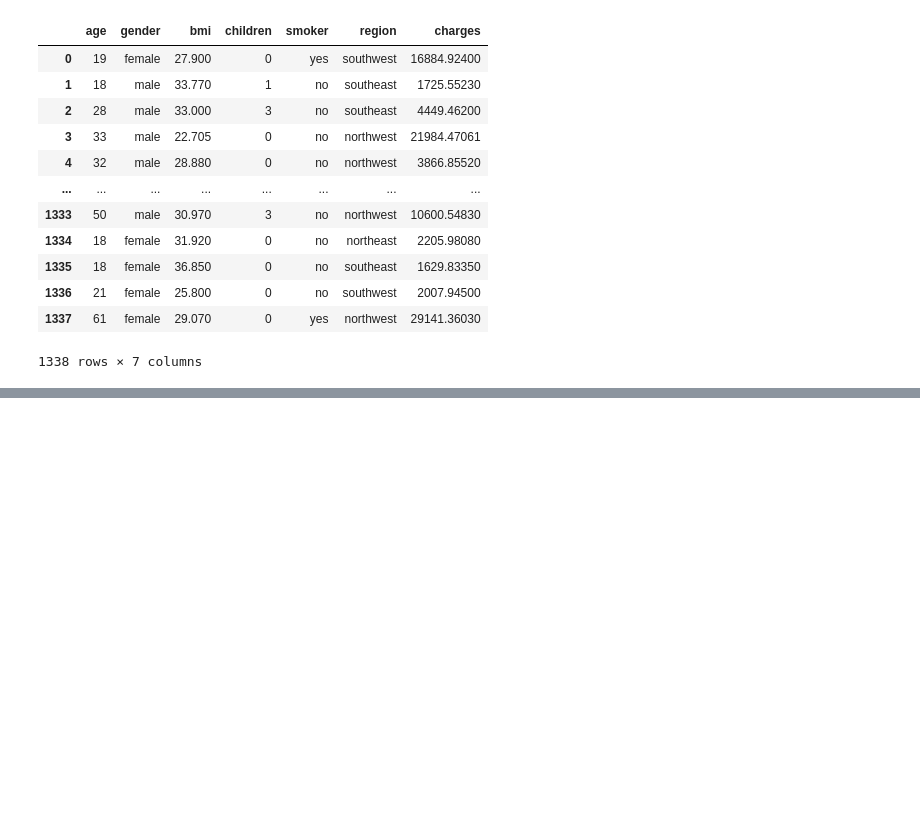
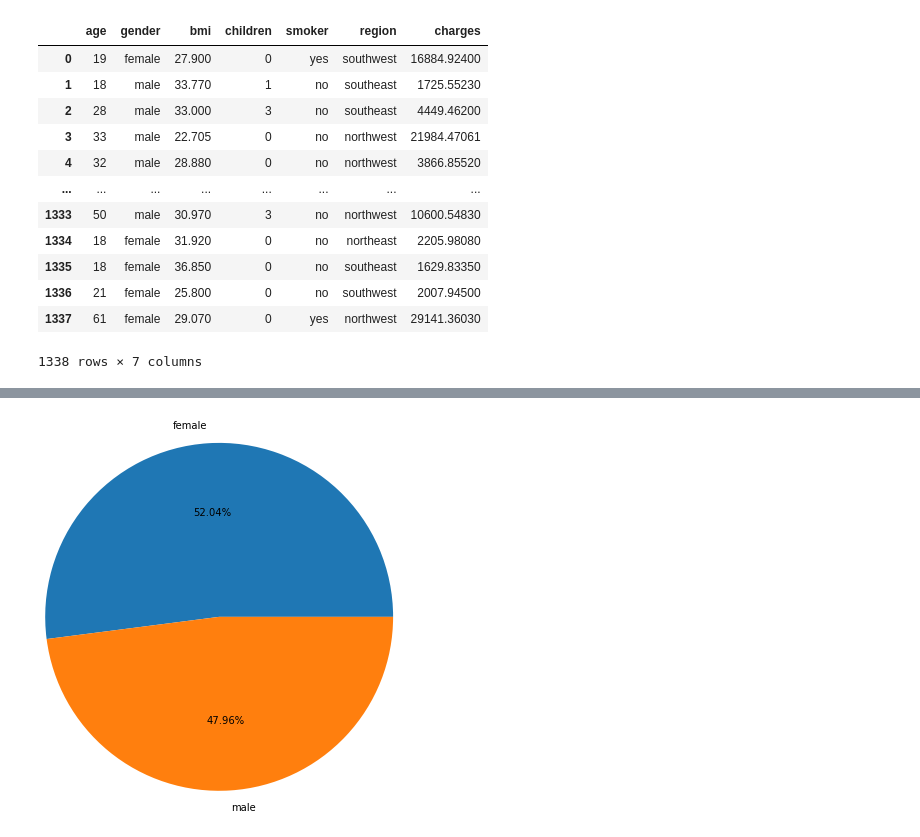
Before and after one commit to oof1718963/c192, a Jupyter notebook: C192-student-project.ipynb, the cells around one changed output, grey strips where cells are left out. Cells and saved outputs as stored; diff of their text form; code cells hidden in the pictures; blank space fills up the shorter version.

```diff
--- a/C192-student-project.ipynb
+++ b/C192-student-project.ipynb
@@ -54,3 +172,17 @@ df
 # %%
+import pandas as pd
+import matplotlib .pyplot as plt
+
+dataframe = pd.read_csv("bmi.csv")
+df = dataframe.dropna()
+bmi = df['bmi']
+df
+
 #Task 7
 #Plot a pie chart as per the percentage of male and female who are healthy
+value = group_healthy_weight['number']
+label = group_healthy_weight['gender']
+plt.pie(value,labels=label, autopct='%0.2f%%', radius=2)
+plt.show()
+# %% [output]
+[figure, added]
```
Also changed, not shown: parts of 10 cells of this notebook.
